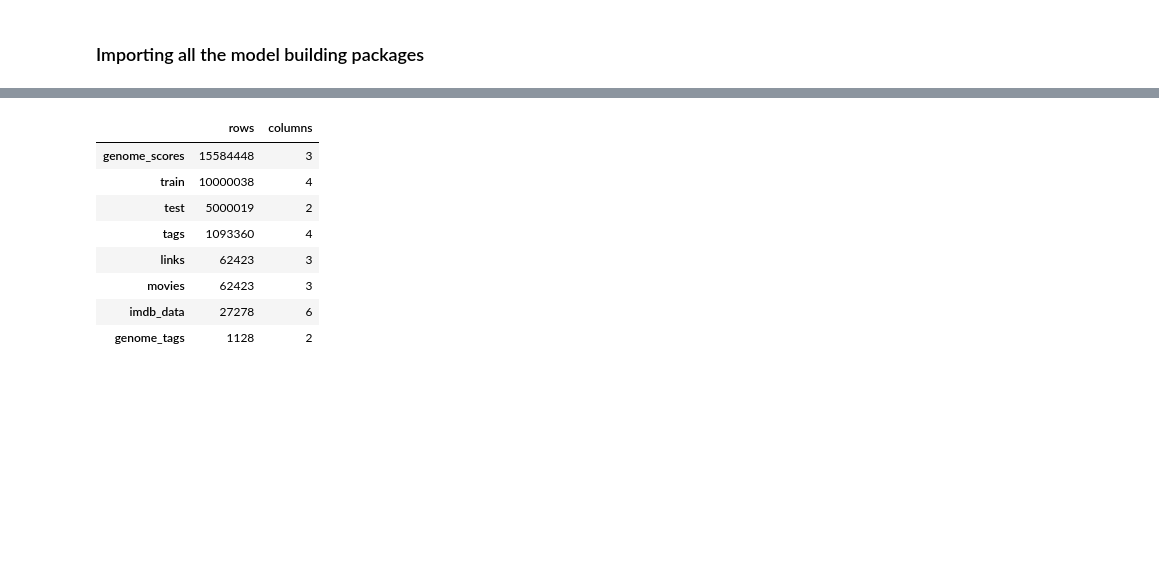
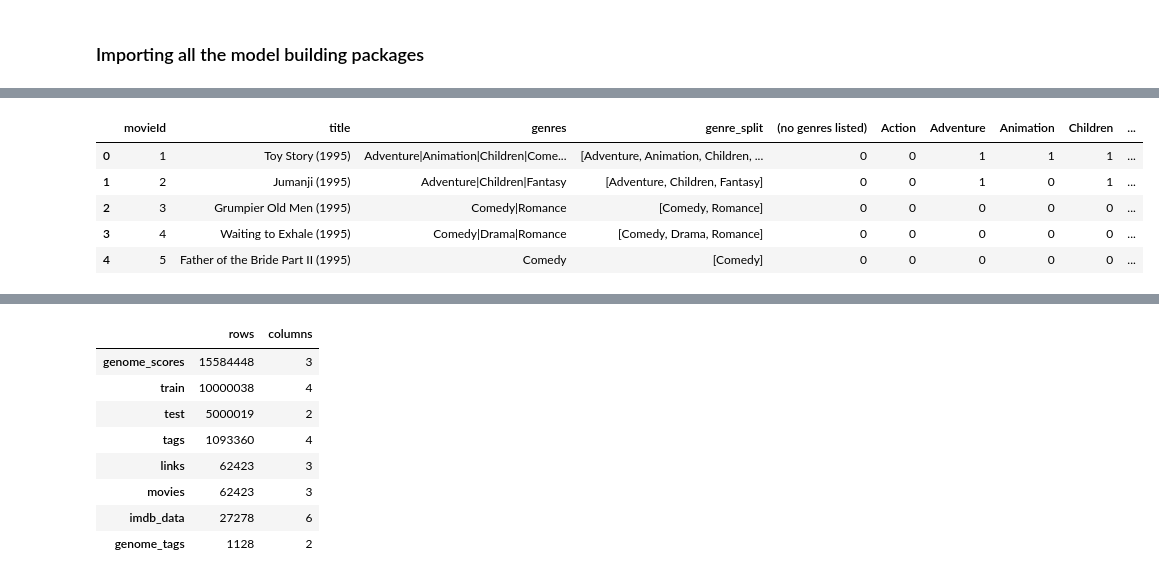
Before and after one commit to stanjaak123/Netflix-Recommender-using-Unsupervised-Machine-Learning-Clustering-, a Jupyter notebook: Netflix Recommender System.ipynb, the cells around one changed output, grey strips where cells are left out. Saved outputs shown, nothing was run; the diff lists cells and outputs as text; code cells hidden in the pictures; blank space fills up the shorter version.

```diff
--- a/Netflix Recommender System.ipynb
+++ b/Netflix Recommender System.ipynb
@@ -115,0 +179,13 @@ df_links = pd.read_csv('links.csv')
+# %%
+# create a list containing each list of genres
+
+genres = list(df_movies['genre_split'])
+# flatten the list of lists into a single list with duplicates
+
+genres = [item for items in genres for item in items]
+
+# convert to set to remove duplicates, then back to list
+genres = list(set(genres))
+#sort into alphabetical order
+genres.sort()
+genres
@@ -115,0 +213,28 @@ df_links = pd.read_csv('links.csv')
+# %%
+# add the new columns and initially fill with zeros
+
+for genre in genres:
+    df_movies[genre] = 0
+
+def genre_1hot(row):
+
+    # take the split genre list from each row
+    genre_list = row['genre_split']
+
+    # for each genre that is in the list, make the respective column of the row equal to 1
+    for genre in genre_list:
+        row[genre] = 1
+
+    return row
+
+# apply to all rows, axis=1 passes the entire row into the function
+
+df_movies = df_movies.apply(genre_1hot, axis=1)
+df_movies.head()
+# %% [output]
+|  | movieId | title | genres | genre_split | (no genres listed) | Action | Adventure | Animation | Children | ... |
+| 0 | 1 | Toy Story (1995) | Adventure|Animation|Children|Come... | [Adventure, Animation, Children, ... | 0 | 0 | 1 | 1 | 1 | ... |
+| 1 | 2 | Jumanji (1995) | Adventure|Children|Fantasy | [Adventure, Children, Fantasy] | 0 | 0 | 1 | 0 | 1 | ... |
+| 2 | 3 | Grumpier Old Men (1995) | Comedy|Romance | [Comedy, Romance] | 0 | 0 | 0 | 0 | 0 | ... |
+| 3 | 4 | Waiting to Exhale (1995) | Comedy|Drama|Romance | [Comedy, Drama, Romance] | 0 | 0 | 0 | 0 | 0 | ... |
+| 4 | 5 | Father of the Bride Part II (1995) | Comedy | [Comedy] | 0 | 0 | 0 | 0 | 0 | ... |
```
Also changed, not shown: parts of 114 cells of this notebook.
